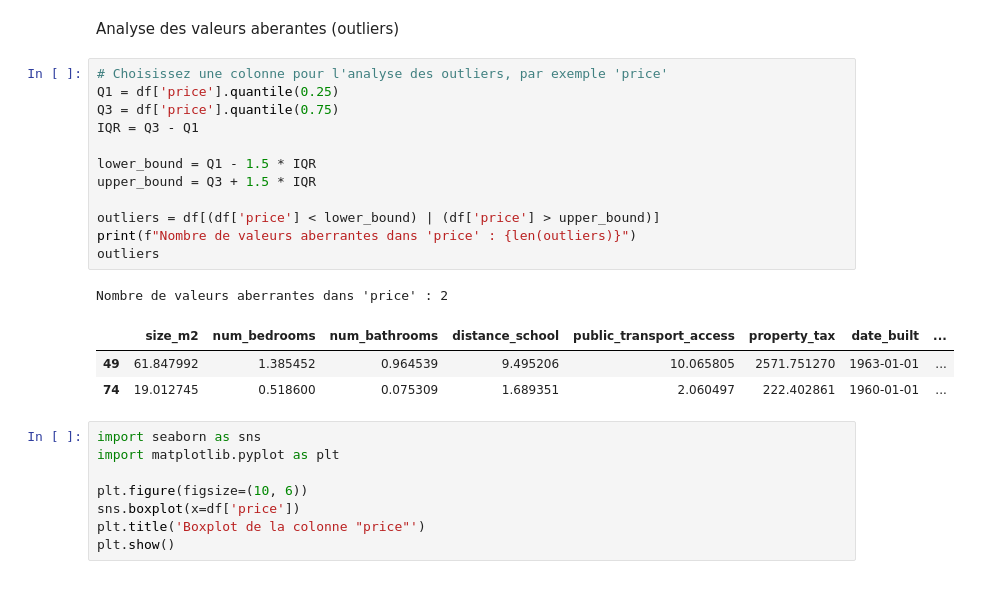
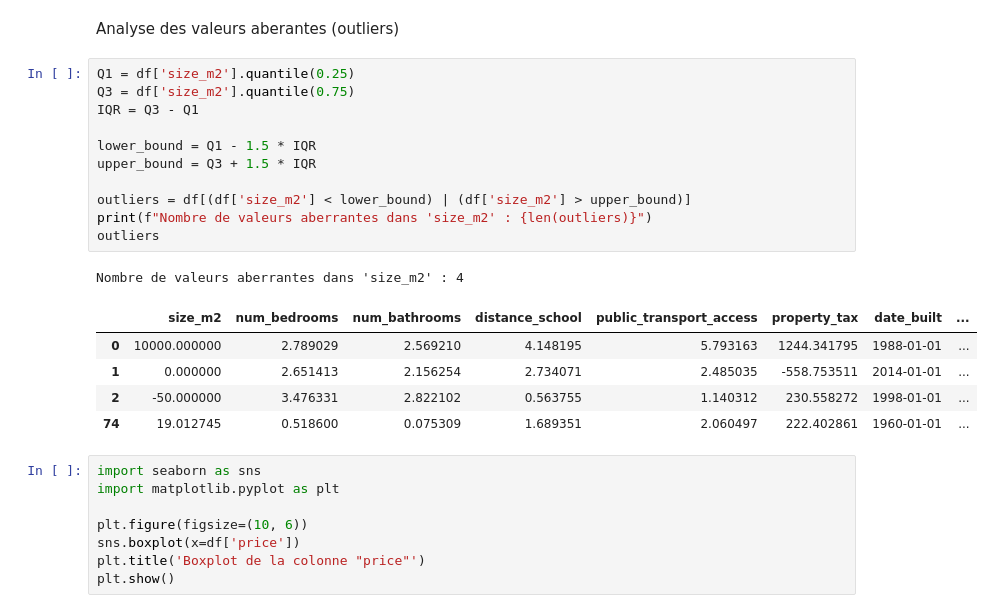
Before and after one commit to UneAbeilleee/MLOPS_TD1, a Jupyter notebook: notebook_incomplet.ipynb, the cells around one changed output. Drawn from its saved outputs; the diff is of its cells as text.

```diff
--- a/notebook_incomplet.ipynb
+++ b/notebook_incomplet.ipynb
@@ -86,21 +86,22 @@ dtype: int64
 # %% [markdown]
 Analyse des valeurs aberantes (outliers)
 # %%
-# Choisissez une colonne pour l'analyse des outliers, par exemple 'price'
-Q1 = df['price'].quantile(0.25)
-Q3 = df['price'].quantile(0.75)
+Q1 = df['size_m2'].quantile(0.25)
+Q3 = df['size_m2'].quantile(0.75)
 IQR = Q3 - Q1
 
 lower_bound = Q1 - 1.5 * IQR
 upper_bound = Q3 + 1.5 * IQR
 
-outliers = df[(df['price'] < lower_bound) | (df['price'] > upper_bound)]
-print(f"Nombre de valeurs aberrantes dans 'price' : {len(outliers)}")
+outliers = df[(df['size_m2'] < lower_bound) | (df['size_m2'] > upper_bound)]
+print(f"Nombre de valeurs aberrantes dans 'size_m2' : {len(outliers)}")
 outliers
 # %% [output]
-Nombre de valeurs aberrantes dans 'price' : 2
+Nombre de valeurs aberrantes dans 'size_m2' : 4
 |  | size_m2 | num_bedrooms | num_bathrooms | distance_school | public_transport_access | property_tax | date_built | ... |
-| 49 | 61.847992 | 1.385452 | 0.964539 | 9.495206 | 10.065805 | 2571.751270 | 1963-01-01 | ... |
+| 0 | 10000.000000 | 2.789029 | 2.569210 | 4.148195 | 5.793163 | 1244.341795 | 1988-01-01 | ... |
+| 1 | 0.000000 | 2.651413 | 2.156254 | 2.734071 | 2.485035 | -558.753511 | 2014-01-01 | ... |
+| 2 | -50.000000 | 3.476331 | 2.822102 | 0.563755 | 1.140312 | 230.558272 | 1998-01-01 | ... |
 | 74 | 19.012745 | 0.518600 | 0.075309 | 1.689351 | 2.060497 | 222.402861 | 1960-01-01 | ... |
 # %%
 import seaborn as sns
```
Also changed, not shown: 32 other files.
